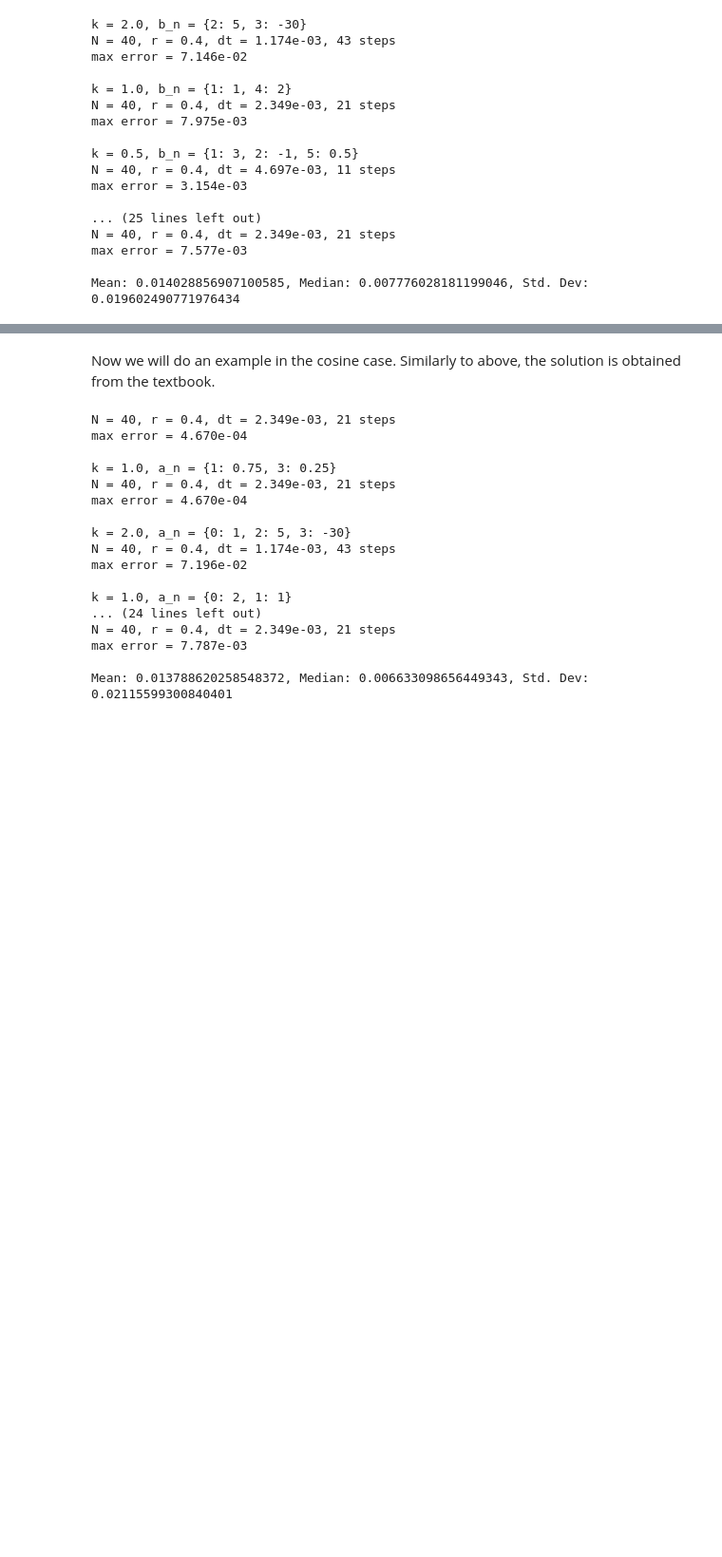
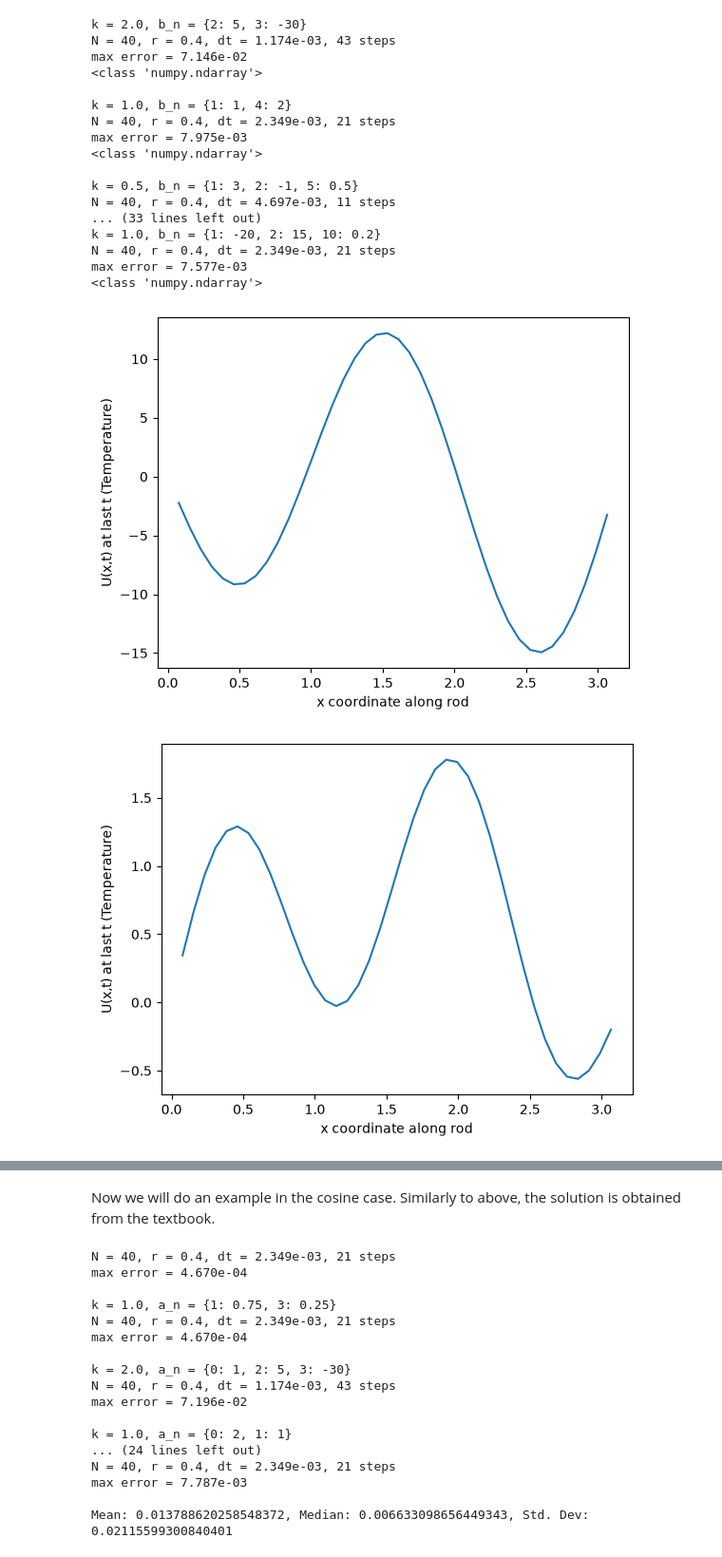
Before and after one commit to maxbusboom/DiscoveryLearning, a Jupyter notebook: 1dheat.ipynb, the cells around one changed output, grey strips where cells are left out. Shown at 95% size. Cells and saved outputs as stored; diff of their text form; code cells hidden in the pictures; blank space fills up the shorter version.

```diff
--- a/1dheat.ipynb
+++ b/1dheat.ipynb
@@ -91,36 +105,45 @@ runs = [
     (2.0, {1: 10, 3: -4, 6: 1}),
     (1.0, {1: 1}),                      # single mode
     (3.0, {2: -7}),
     (0.1, {1: 2, 3: 1, 7: -1}),         # slow diffusion
     (1.5, {1: 4, 2: 3, 3: 2, 4: 1}),    # several consecutive modes
     (0.8, {5: 2, 8: -0.5}),             # higher modes only
     (1.0, {1: -20, 2: 15, 10: 0.2}),
 ]
 
 max_errs = []
 for k, b in runs:
     print(f"k = {k}, b_n = {b}")
     ic, exact = make_series(b, k, L)
-    _, _, _, errs = solve_heat(k, 0.0, 0.0, exact, L=L, ic=ic)
+    x_i, U_i, _, errs = solve_heat(k, 0.0, 0.0, exact, L=L, ic=ic)
     max_errs.append(errs[-1])      # max error at the final time
+    print(type(U_i))
+    plt.plot(x_i, U_i, label=f"k = {k}, b_n = {b}")
+    plt.xlabel("x coordinate along rod")
+    plt.ylabel("U(x,t) at last t (Temperature)")
+    plt.figure()
     print()
+plt.legend(fontsize="small", loc="upper left", bbox_to_anchor=(1.02, 1))
+plt.show()
 max_errs = np.array(max_errs)
 print(f"Mean: {np.mean(max_errs)}, Median: {np.median(max_errs)}, Std. Dev: {np.std(max_errs)}")
 # %% [output]
 k = 2.0, b_n = {2: 5, 3: -30}
 N = 40, r = 0.4, dt = 1.174e-03, 43 steps
 max error = 7.146e-02
+<class 'numpy.ndarray'>
 
 k = 1.0, b_n = {1: 1, 4: 2}
 N = 40, r = 0.4, dt = 2.349e-03, 21 steps
 max error = 7.975e-03
+<class 'numpy.ndarray'>
 
 k = 0.5, b_n = {1: 3, 2: -1, 5: 0.5}
 N = 40, r = 0.4, dt = 4.697e-03, 11 steps
-max error = 3.154e-03
-
-... (25 lines left out)
+... (33 lines left out)
+k = 1.0, b_n = {1: -20, 2: 15, 10: 0.2}
 N = 40, r = 0.4, dt = 2.349e-03, 21 steps
 max error = 7.577e-03
-
-Mean: 0.014028856907100585, Median: 0.007776028181199046, Std. Dev: 0.019602490771976434
+<class 'numpy.ndarray'>
+[figure, added]
+[figure, added]
```
Also changed, not shown: parts of 6 cells of this notebook.
